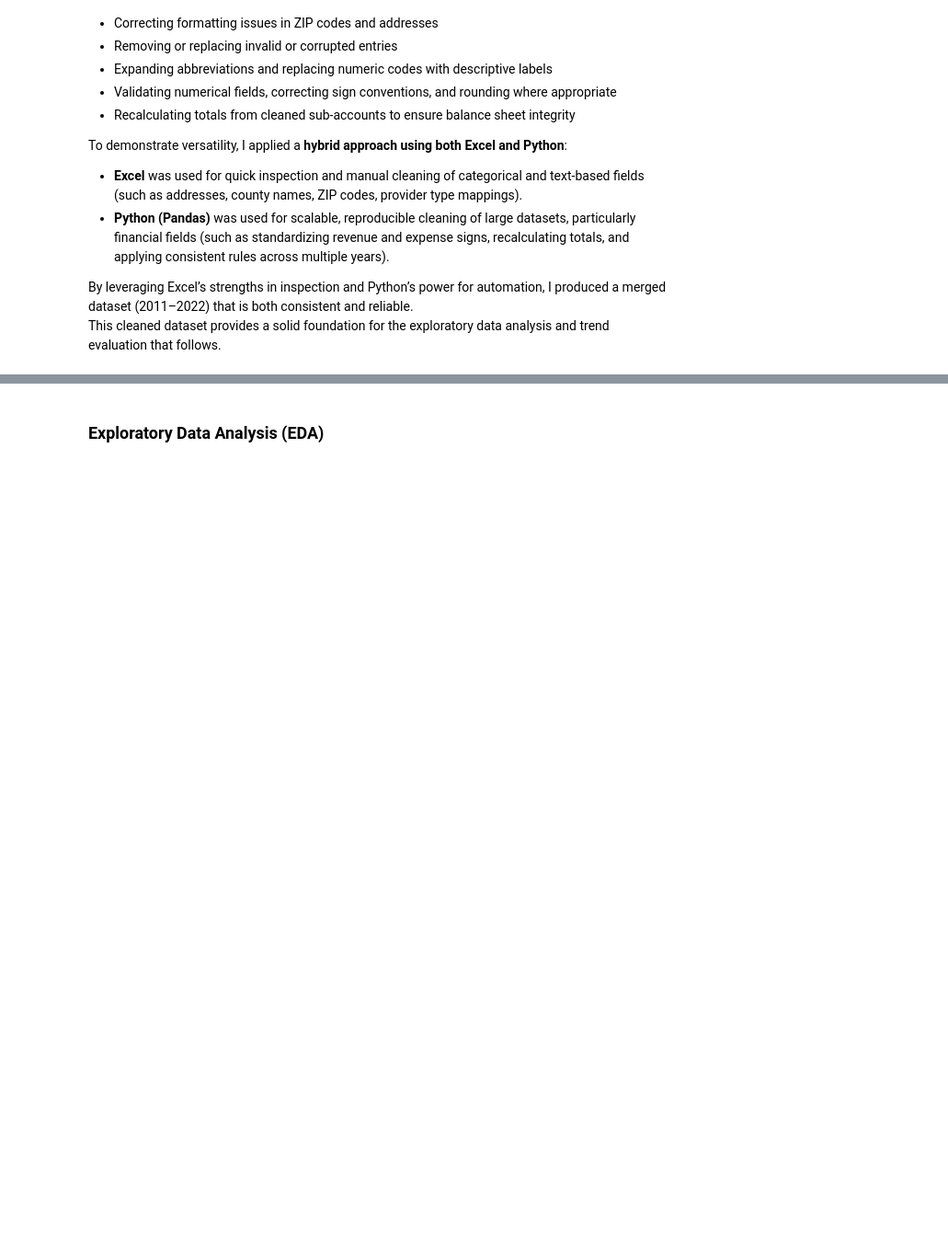
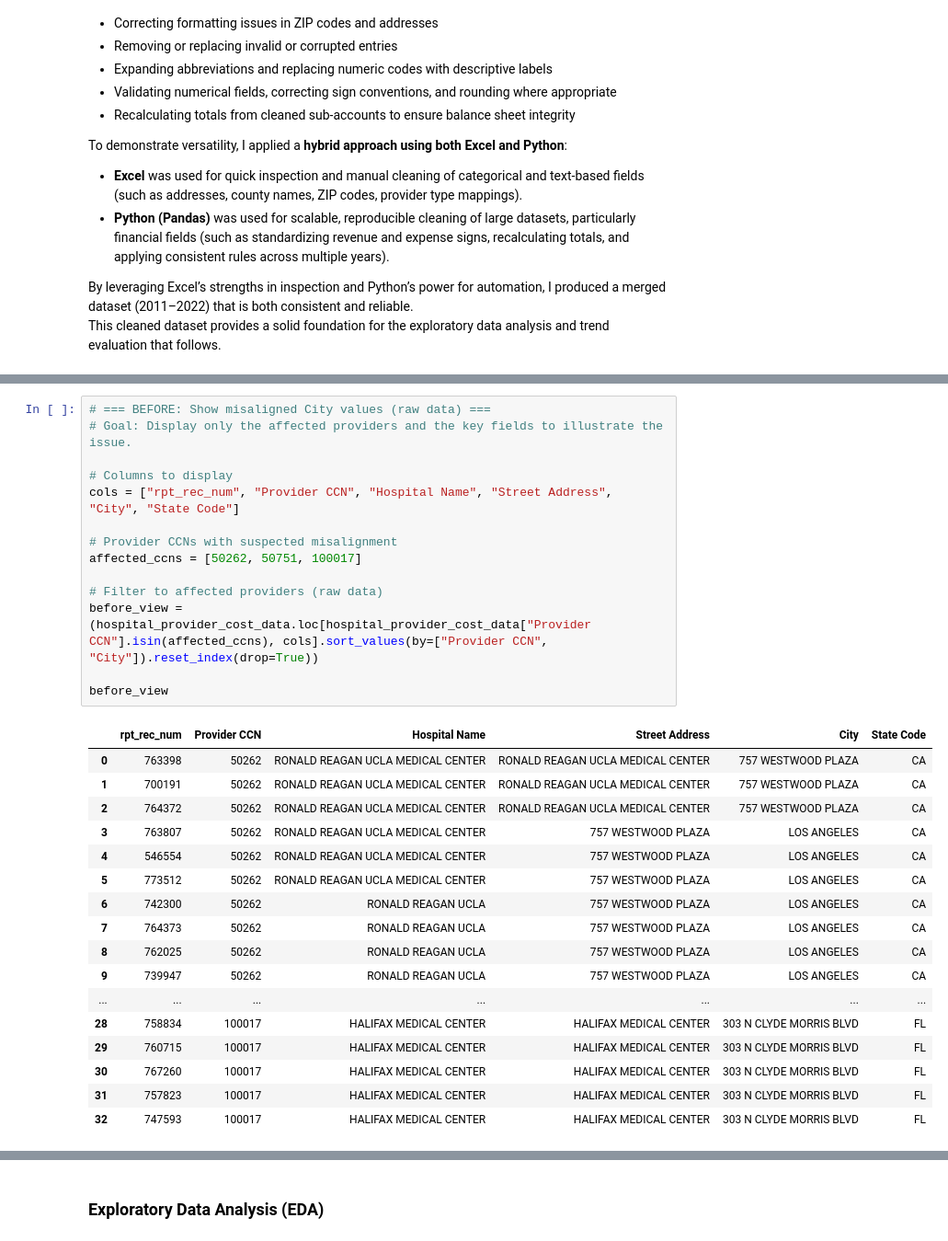
Before and after one commit to jcao-portfolio/hospital-provider-cost-data-analysis, a Jupyter notebook: Notebooks/hospital_provider_cost_data_analysis.ipynb, the cells around one changed output, grey strips where cells are left out. Shown: that part at 92% size. Drawn from its saved outputs; the diff is of its cells as text; blank space fills up the shorter version.

Commit message:
Modified jupyter notebook, added city and zip code column cleaning, added cleaned version of dataset

```diff
--- a/Notebooks/hospital_provider_cost_data_analysis.ipynb
+++ b/Notebooks/hospital_provider_cost_data_analysis.ipynb
@@ -297,0 +311,32 @@ This cleaned dataset provides a solid foundation for the exploratory data analys
+# %%
+# === BEFORE: Show misaligned City values (raw data) ===
+# Goal: Display only the affected providers and the key fields to illustrate the issue.
+
+# Columns to display
+cols = ["rpt_rec_num", "Provider CCN", "Hospital Name", "Street Address", "City", "State Code"]
+
+# Provider CCNs with suspected misalignment
+affected_ccns = [50262, 50751, 100017]
+
+# Filter to affected providers (raw data)
+before_view = (hospital_provider_cost_data.loc[hospital_provider_cost_data["Provider CCN"].isin(affected_ccns), cols].sort_values(by=["Provider CCN", "City"]).reset_index(drop=True))
+
+before_view
+# %% [output]
+|  | rpt_rec_num | Provider CCN | Hospital Name | Street Address | City | State Code |
+| 0 | 763398 | 50262 | RONALD REAGAN UCLA MEDICAL CENTER | RONALD REAGAN UCLA MEDICAL CENTER | 757 WESTWOOD PLAZA | CA |
+| 1 | 700191 | 50262 | RONALD REAGAN UCLA MEDICAL CENTER | RONALD REAGAN UCLA MEDICAL CENTER | 757 WESTWOOD PLAZA | CA |
+| 2 | 764372 | 50262 | RONALD REAGAN UCLA MEDICAL CENTER | RONALD REAGAN UCLA MEDICAL CENTER | 757 WESTWOOD PLAZA | CA |
+| 3 | 763807 | 50262 | RONALD REAGAN UCLA MEDICAL CENTER | 757 WESTWOOD PLAZA | LOS ANGELES | CA |
+| 4 | 546554 | 50262 | RONALD REAGAN UCLA MEDICAL CENTER | 757 WESTWOOD PLAZA | LOS ANGELES | CA |
+| 5 | 773512 | 50262 | RONALD REAGAN UCLA MEDICAL CENTER | 757 WESTWOOD PLAZA | LOS ANGELES | CA |
+| 6 | 742300 | 50262 | RONALD REAGAN UCLA | 757 WESTWOOD PLAZA | LOS ANGELES | CA |
+| 7 | 764373 | 50262 | RONALD REAGAN UCLA | 757 WESTWOOD PLAZA | LOS ANGELES | CA |
+| 8 | 762025 | 50262 | RONALD REAGAN UCLA | 757 WESTWOOD PLAZA | LOS ANGELES | CA |
+| 9 | 739947 | 50262 | RONALD REAGAN UCLA | 757 WESTWOOD PLAZA | LOS ANGELES | CA |
+| ... | ... | ... | ... | ... | ... | ... |
+| 28 | 758834 | 100017 | HALIFAX MEDICAL CENTER | HALIFAX MEDICAL CENTER | 303 N CLYDE MORRIS BLVD | FL |
+| 29 | 760715 | 100017 | HALIFAX MEDICAL CENTER | HALIFAX MEDICAL CENTER | 303 N CLYDE MORRIS BLVD | FL |
+| 30 | 767260 | 100017 | HALIFAX MEDICAL CENTER | HALIFAX MEDICAL CENTER | 303 N CLYDE MORRIS BLVD | FL |
+| 31 | 757823 | 100017 | HALIFAX MEDICAL CENTER | HALIFAX MEDICAL CENTER | 303 N CLYDE MORRIS BLVD | FL |
+| 32 | 747593 | 100017 | HALIFAX MEDICAL CENTER | HALIFAX MEDICAL CENTER | 303 N CLYDE MORRIS BLVD | FL |
```
Also changed, not shown: parts of 8 cells of this notebook, 1 other file.
